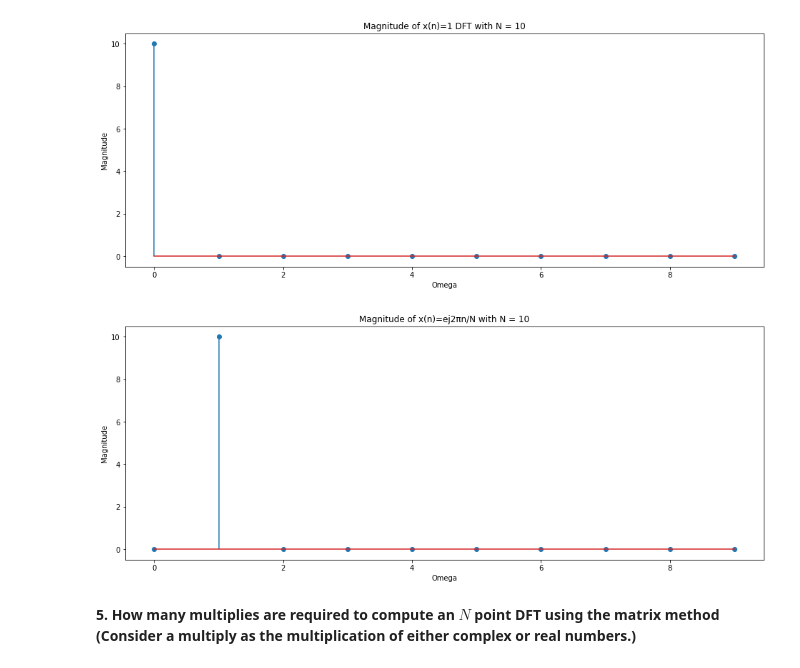
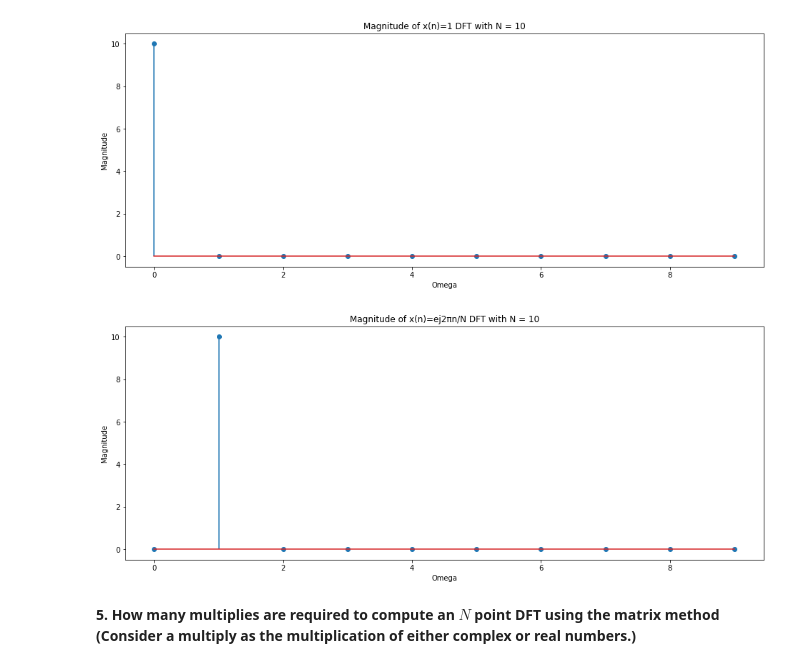
Before and after one commit to cdavin2/dsp_lab06a, a Jupyter notebook: lab06a_final_report.ipynb, the cells around one changed output. Cells and saved outputs as stored; diff of their text form; code cells hidden in the pictures.

```diff
--- a/lab06a_final_report.ipynb
+++ b/lab06a_final_report.ipynb
@@ -410,13 +410,13 @@ plt.show()
 [figure]
 # %%
 # the DFT of the third signal
-plt.title("Magnitude of x(n)=ej2πn/N with N = 10")
+plt.title("Magnitude of x(n)=ej2πn/N DFT with N = 10")
 plt.ylabel("Magnitude")
 plt.xlabel("Omega")
 plt.stem(np.abs(x_n3_dft))
 plt.show()
 # %% [output]
-[figure, old version]
+[figure, new version]
 # %% [markdown]
 **5. How many multiplies are required to compute an $N$ point DFT using the matrix method (Consider a multiply as the multiplication of either complex or real numbers.)**
 # %% [markdown]
```
